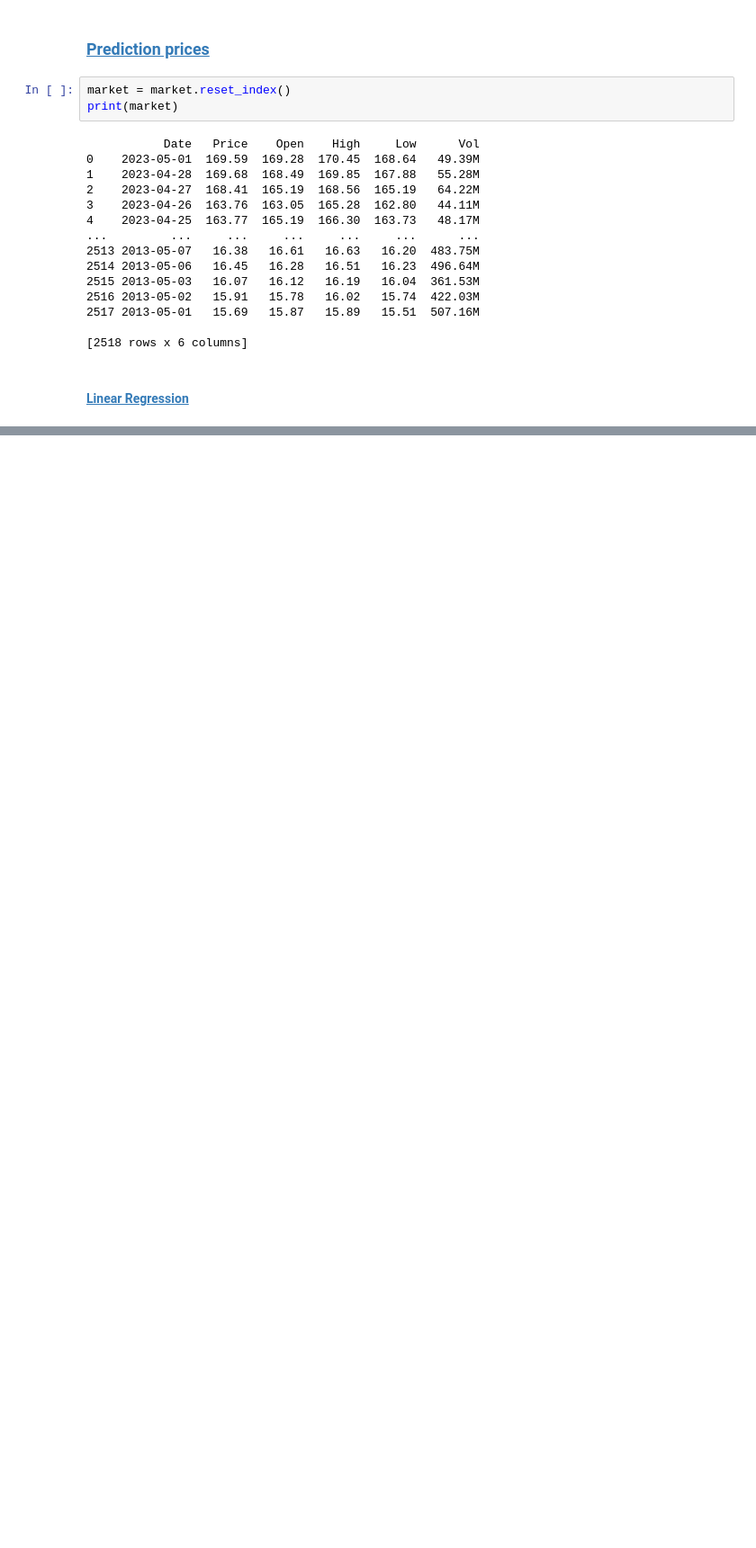
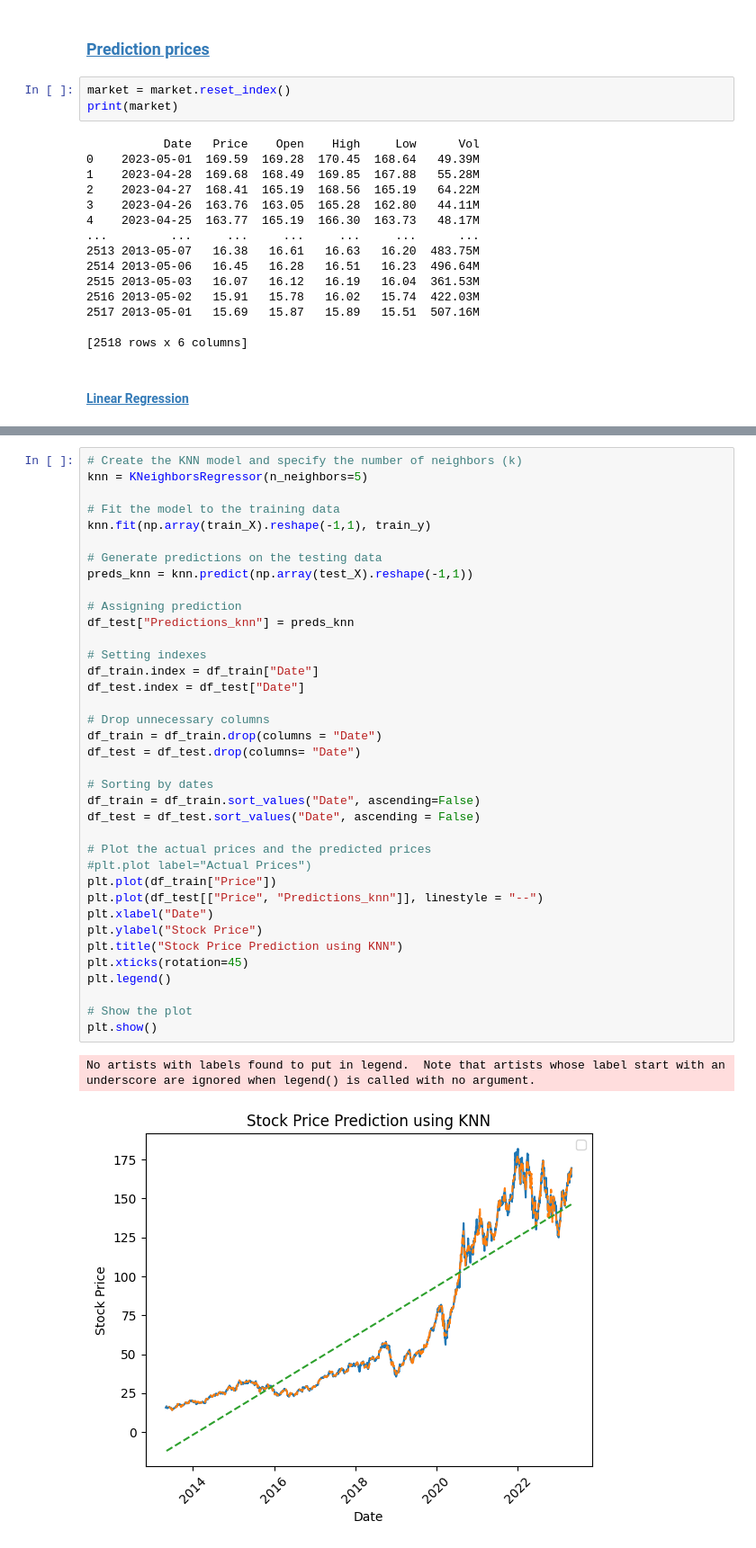
Before and after one commit to Radko99/Apple-stocks-wrangling-cleaning, a Jupyter notebook: Stocks_predictions.ipynb, the cells around one changed output, grey strips where cells are left out. Shown at 90% size. Saved outputs shown, nothing was run; the diff lists cells and outputs as text; blank space fills up the shorter version.

```diff
--- a/Stocks_predictions.ipynb
+++ b/Stocks_predictions.ipynb
@@ -252,0 +304,40 @@ plt.xticks
+# %%
+# Create the KNN model and specify the number of neighbors (k)
+knn = KNeighborsRegressor(n_neighbors=5)
+
+# Fit the model to the training data
+knn.fit(np.array(train_X).reshape(-1,1), train_y)
+
+# Generate predictions on the testing data
+preds_knn = knn.predict(np.array(test_X).reshape(-1,1))
+
+# Assigning prediction
+df_test["Predictions_knn"] = preds_knn
+
+# Setting indexes
+df_train.index = df_train["Date"]
+df_test.index = df_test["Date"]
+
+# Drop unnecessary columns
+df_train = df_train.drop(columns = "Date")
+df_test = df_test.drop(columns= "Date")
+
+# Sorting by dates
+df_train = df_train.sort_values("Date", ascending=False)
+df_test = df_test.sort_values("Date", ascending = False)
+
+# Plot the actual prices and the predicted prices
+#plt.plot label="Actual Prices")
+plt.plot(df_train["Price"])
+plt.plot(df_test[["Price", "Predictions_knn"]], linestyle = "--")
+plt.xlabel("Date")
+plt.ylabel("Stock Price")
+plt.title("Stock Price Prediction using KNN")
+plt.xticks(rotation=45)
+plt.legend()
+
+# Show the plot
+plt.show()
+# %% [output]
+No artists with labels found to put in legend.  Note that artists whose label start with an underscore are ignored when legend() is called with no argument.
+[figure, added]
```
Also changed, not shown: parts of 9 cells of this notebook.
